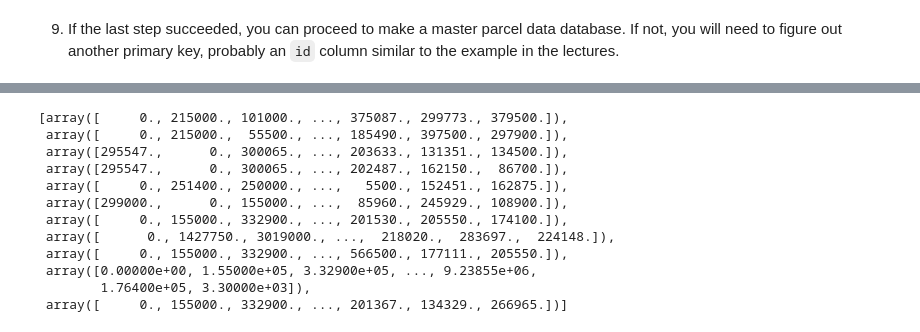
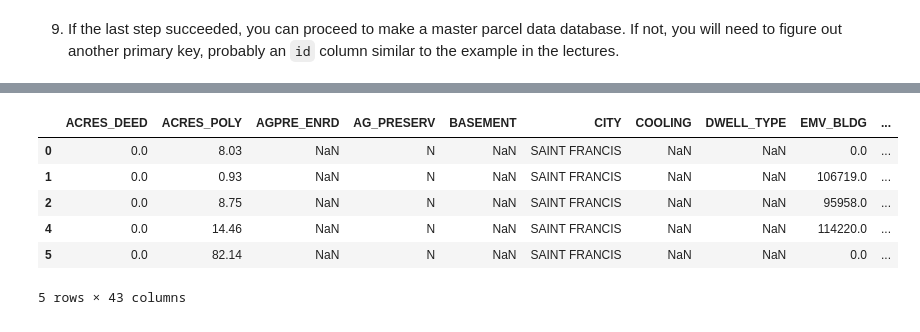
Before and after one commit to SMiertschin/DSCI430, a Jupyter notebook: project_1_part_4_SM.ipynb, the cells around one changed output, grey strips where cells are left out. Drawn from its saved outputs; the diff is of its cells as text; code cells hidden in the pictures.

```diff
--- a/project_1_part_4_SM.ipynb
+++ b/project_1_part_4_SM.ipynb
@@ -222,19 +225,21 @@ print(len(key_set))
 9. If the last step succeeded, you can proceed to make a master parcel data database.  If not, you will need to figure out another primary key, probably an `id` column similar to the example in the lectures.
 # %%
 add_lake_columns = pipeable(lambda df: (df
-                                         >> select(common_columns)
+                                         >> select(cols_to_keep)
                                          >> mutate(
                                              lat_long = pd.Series(zip(df.centroid_lat,df.centroid_long)))
+                                         #>> filter_by(lat_long in ll_code_dict.keys())
                                          >> mutate(
                                              lake_code = recode(X.lat_long,ll_code_dict),
                                              distance_to_lake = recode(X.lat_long,ll_dist_dict))
                                          >> mutate(
                                              lake_name = recode(X.lake_code,code_name_dict))
+                                         >> drop(X.lat_long)
                                          >> filter_by(X.distance_to_lake <= 1600))
                            )
 # %%
 add_primary_key = pipeable(lambda start, df: (df
-                                              >> mutate(id = np.arange(start, start + len(df))
+                                              >> mutate(id_key = np.arange(start, start + len(df))
                                               )))
 # %%
 process_chunk = pipeable(lambda start, df, chunksize=c_size: (df >> add_lake_columns >> add_primary_key(start)))
@@ -378,16 +258,0 @@ sql_types = {col:String if 'DESC' in col else t for col,t in sql_types.items()}
-# %%
-[first_chunks[i].SALE_VALUE.unique() for i in range(0,11)]
-#Filled-in, Should be String for matching purposes
-# %% [output]
-[array([     0., 215000., 101000., ..., 375087., 299773., 379500.]),
- array([     0., 215000.,  55500., ..., 185490., 397500., 297900.]),
- array([295547.,      0., 300065., ..., 203633., 131351., 134500.]),
- array([295547.,      0., 300065., ..., 202487., 162150.,  86700.]),
- array([     0., 251400., 250000., ...,   5500., 152451., 162875.]),
- array([299000.,      0., 155000., ...,  85960., 245929., 108900.]),
- array([     0., 155000., 332900., ..., 201530., 205550., 174100.]),
- array([      0., 1427750., 3019000., ...,  218020.,  283697.,  224148.]),
- array([     0., 155000., 332900., ..., 566500., 177111., 205550.]),
- array([0.00000e+00, 1.55000e+05, 3.32900e+05, ..., 9.23855e+06,
-        1.76400e+05, 3.30000e+03]),
- array([     0., 155000., 332900., ..., 201367., 134329., 266965.])]
@@ -546,3 +259,13 @@ sql_types_Strings = {'ACRES_DEED':String,
+# %%
+complete_first_chunk.head()
+# %% [output]
+|  | ACRES_DEED | ACRES_POLY | AGPRE_ENRD | AG_PRESERV | BASEMENT | CITY | COOLING | DWELL_TYPE | EMV_BLDG | ... |
+| 0 | 0.0 | 8.03 | NaN | N | NaN | SAINT FRANCIS | NaN | NaN | 0.0 | ... |
+| 1 | 0.0 | 0.93 | NaN | N | NaN | SAINT FRANCIS | NaN | NaN | 106719.0 | ... |
+| 2 | 0.0 | 8.75 | NaN | N | NaN | SAINT FRANCIS | NaN | NaN | 95958.0 | ... |
+| 4 | 0.0 | 14.46 | NaN | N | NaN | SAINT FRANCIS | NaN | NaN | 114220.0 | ... |
+| 5 | 0.0 | 82.14 | NaN | N | NaN | SAINT FRANCIS | NaN | NaN | 0.0 | ... |
+5 rows × 43 columns
 # %%
 !rm ./databases/project_1_part_4.db
 # %%
```
Also changed, not shown: parts of 14 cells of this notebook, 1 other file.
